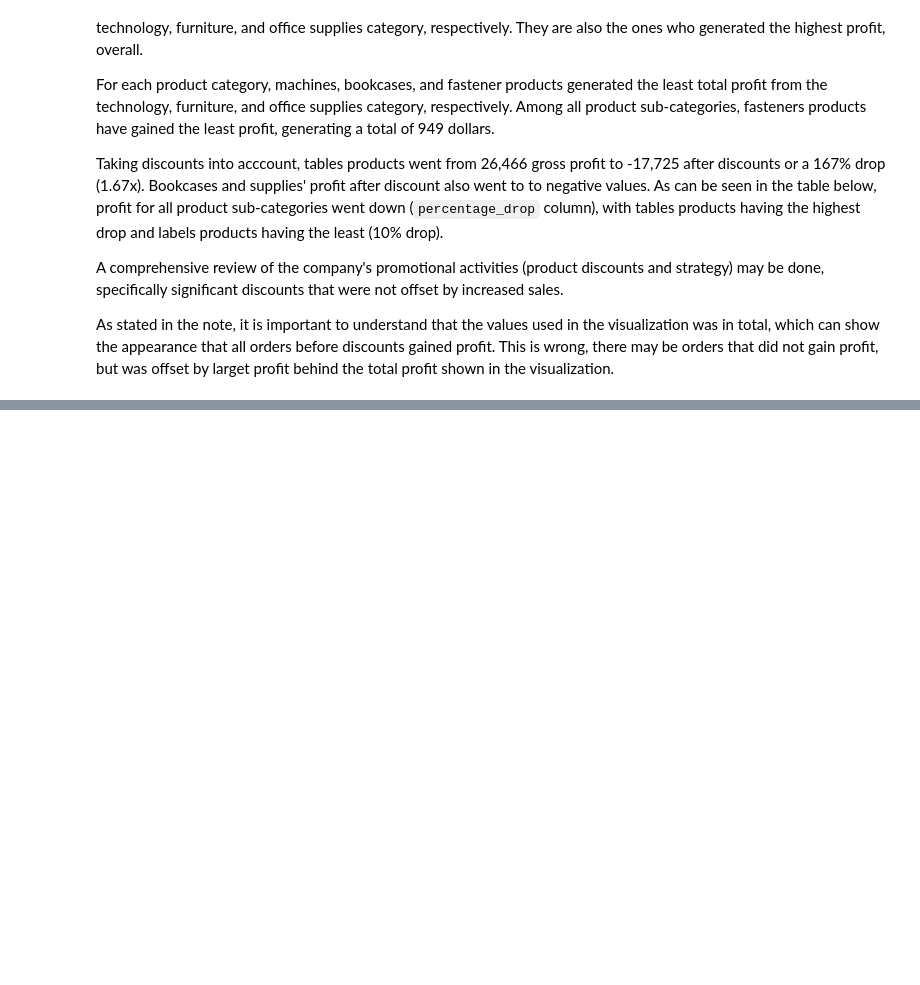
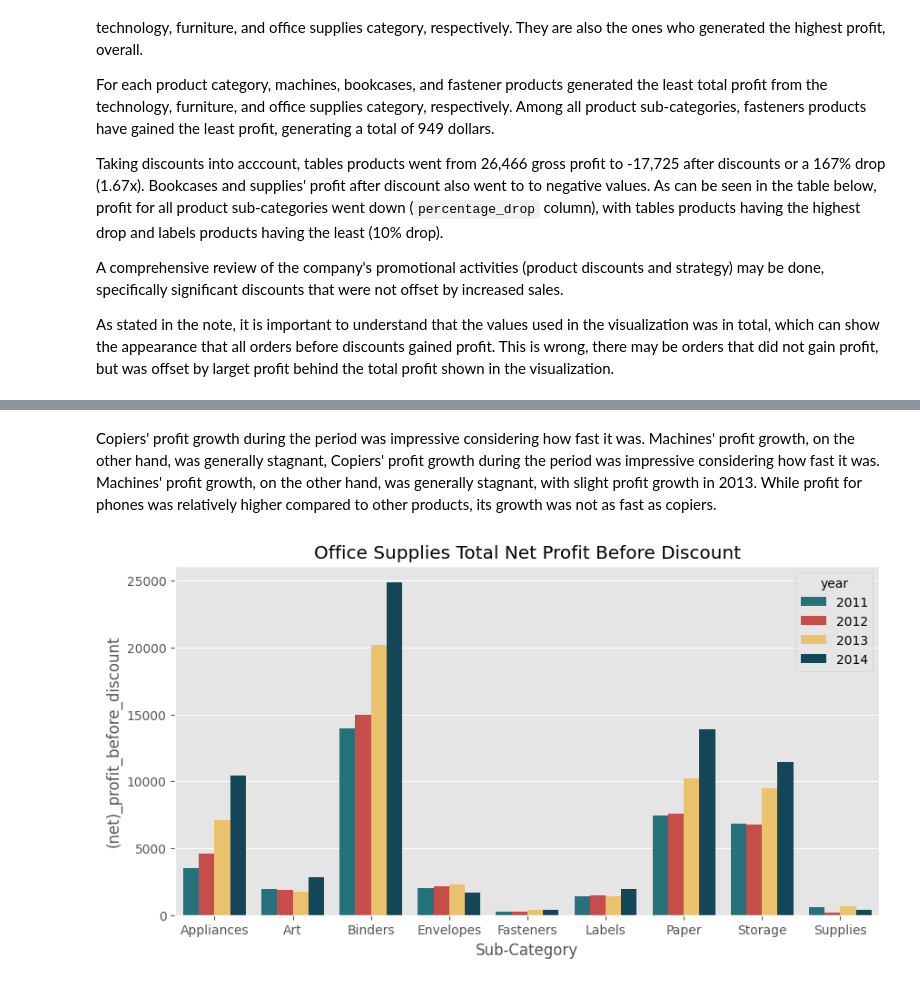
Before and after one commit to mantra0519/Retail_store_analysis, a Jupyter notebook: store_analysis.ipynb, the cells around one changed output, grey strips where cells are left out. Cells and saved outputs as stored; diff of their text form; code cells hidden in the pictures; blank space fills up the shorter version.

```diff
--- a/store_analysis.ipynb
+++ b/store_analysis.ipynb
@@ -655,0 +723,13 @@ As stated in the note, it is important to understand that the values used in the
+# %% [markdown]
+Copiers' profit growth during the period was impressive considering how fast it was. Machines' profit growth, on the other hand, was generally stagnant, Copiers' profit growth during the period was impressive considering how fast it was.
+Machines' profit growth, on the other hand, was generally stagnant, with slight profit growth in 2013. While profit for phones was relatively higher compared to other products, its growth was not as fast as copiers.
+# %%
+plt.figure(figsize=(10,5))
+
+office_supplies=total_profit_b4_dis[total_profit_b4_dis['Category']=='Office Supplies']
+sns.barplot(data=office_supplies,x='Sub-Category',y='(net)_profit_before_discount',hue='year',palette=['#177e89','#db3a34','#ffc857','#084c61'])
+plt.title('Office Supplies Total Net Profit Before Discount')
+
+plt.show()
+# %% [output]
+[figure, added]
```
Also changed, not shown: parts of 26 cells of this notebook.
